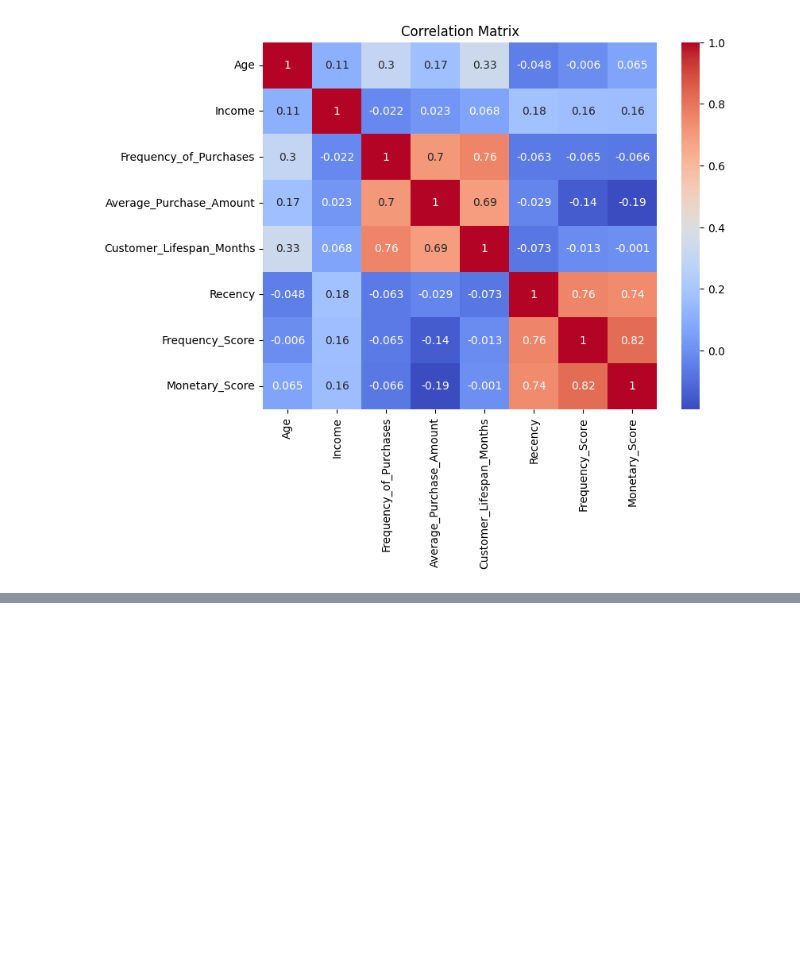
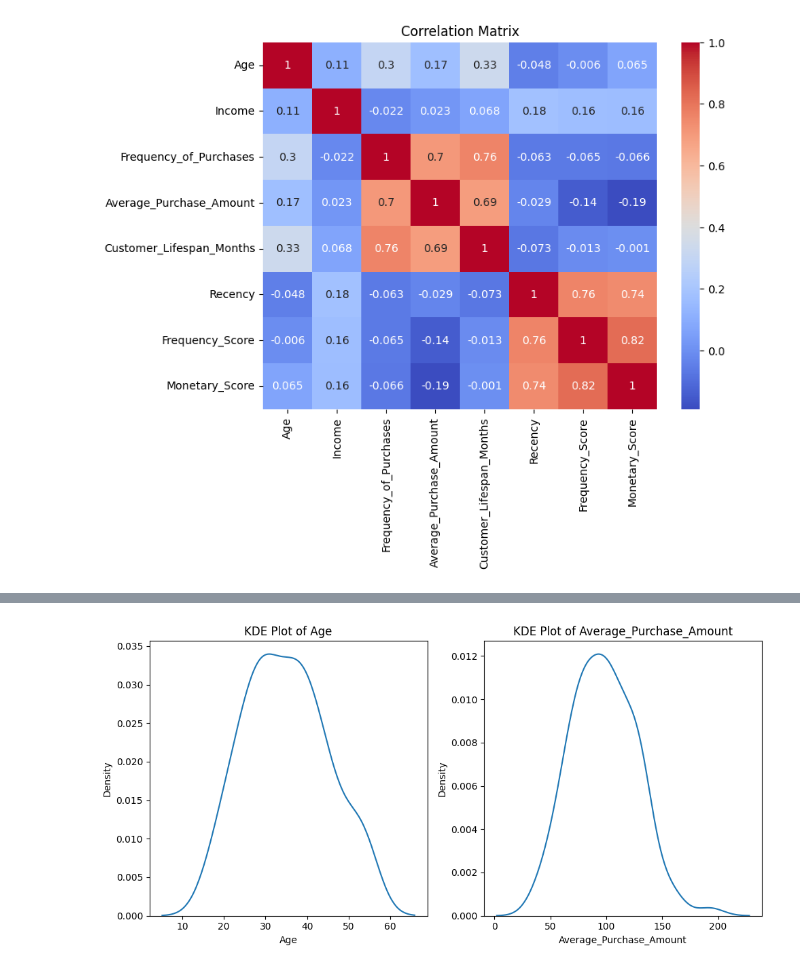
Before and after one commit to ABBAS-37405/PYTHON-AND-DATA-SCIENCE, a Jupyter notebook: dataclean.ipynb, the cells around one changed output, grey strips where cells are left out. Cells and saved outputs as stored; diff of their text form; code cells hidden in the pictures; blank space fills up the shorter version.

```diff
--- a/dataclean.ipynb
+++ b/dataclean.ipynb
@@ -629,0 +633,10 @@ plt.show()
+# %%
+numeric_cols=['Age','Average_Purchase_Amount']
+fig,axes=plt.subplots(nrows=1,ncols=2,figsize=(10,5))
+for index,col in enumerate(numeric_cols):
+  sns.kdeplot(final_data[col],ax=axes[index])
+  axes[index].set_title(f'KDE Plot of {col}')
+plt.tight_layout()
+plt.show()
+# %% [output]
+[figure, added]
```
Also changed, not shown: parts of 2 cells of this notebook.
